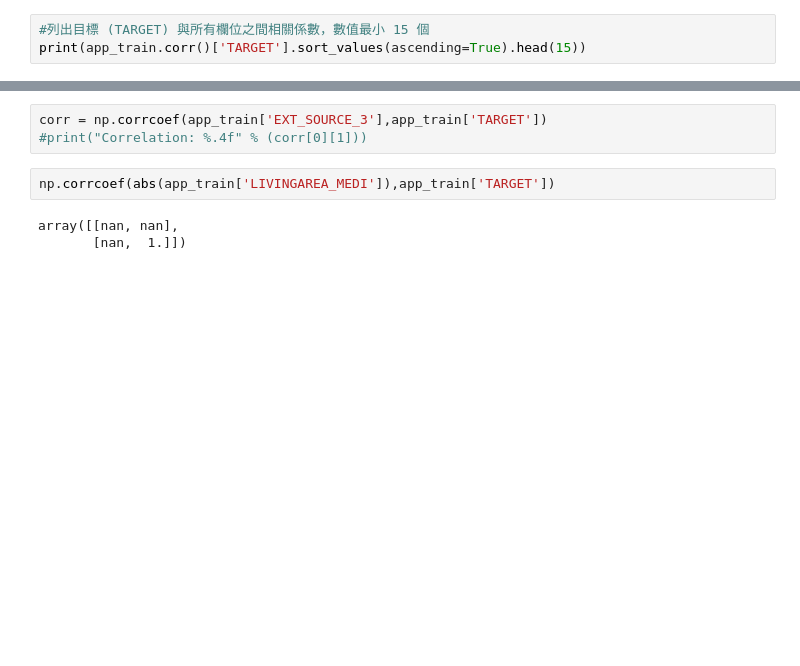
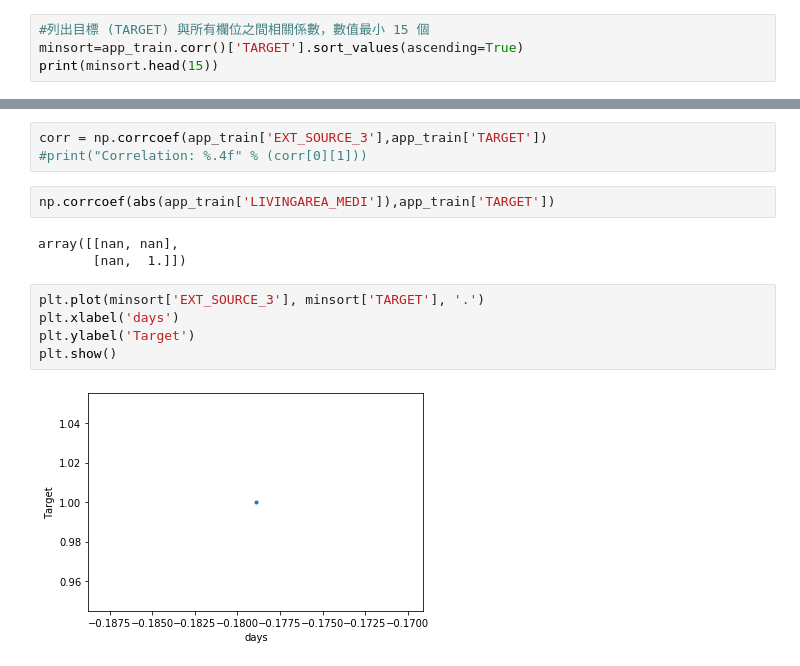
Before and after one commit to glennhome/3rd-ML100Days, a Jupyter notebook: homework/Day_015_HW.ipynb, the cells around one changed output, grey strips where cells are left out. Cells and saved outputs as stored; diff of their text form; blank space fills up the shorter version.

```diff
--- a/homework/Day_015_HW.ipynb
+++ b/homework/Day_015_HW.ipynb
@@ -104,7 +101,8 @@ DEF_60_CNT_SOCIAL_CIRCLE       0.031276
 Name: TARGET, dtype: float64
 # %%
 #列出目標 (TARGET) 與所有欄位之間相關係數，數值最小 15 個
-print(app_train.corr()['TARGET'].sort_values(ascending=True).head(15))
+minsort=app_train.corr()['TARGET'].sort_values(ascending=True)
+print(minsort.head(15))
 # %% [output]
 EXT_SOURCE_3                 -0.178919
 EXT_SOURCE_2                 -0.160472
@@ -137,3 +135,10 @@ np.corrcoef(abs(app_train['LIVINGAREA_MEDI']),app_train['TARGET'])
 # %% [output]
 array([[nan, nan],
        [nan,  1.]])
+# %%
+plt.plot(minsort['EXT_SOURCE_3'], minsort['TARGET'], '.')
+plt.xlabel('days')
+plt.ylabel('Target')
+plt.show()
+# %% [output]
+[figure, added]
```
Also changed, not shown: parts of 4 cells of this notebook.
